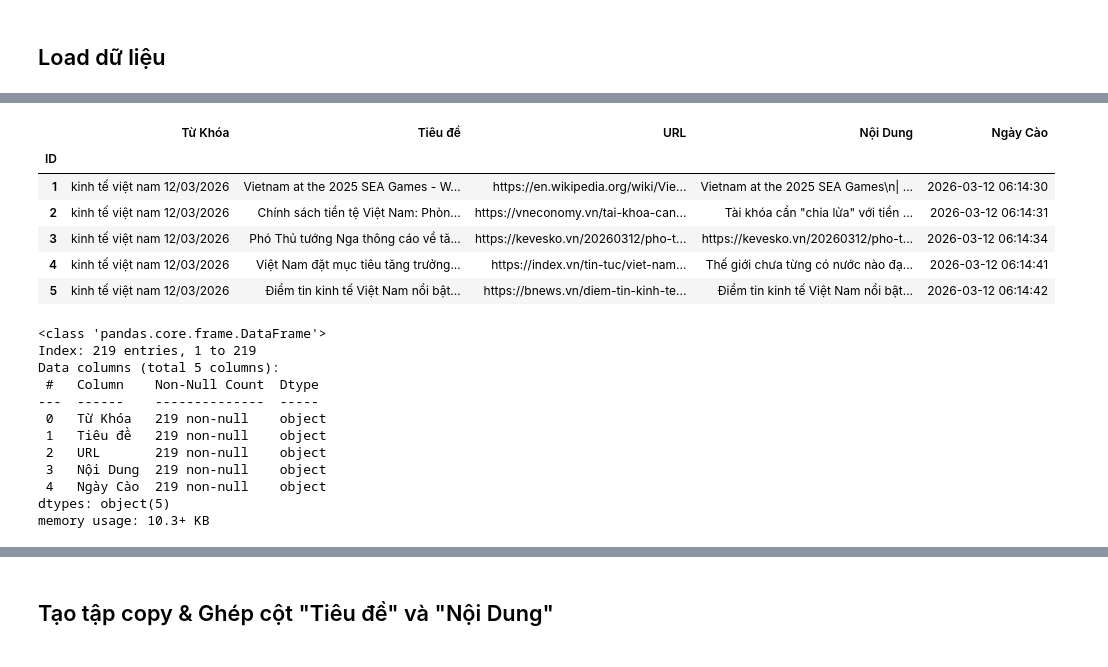
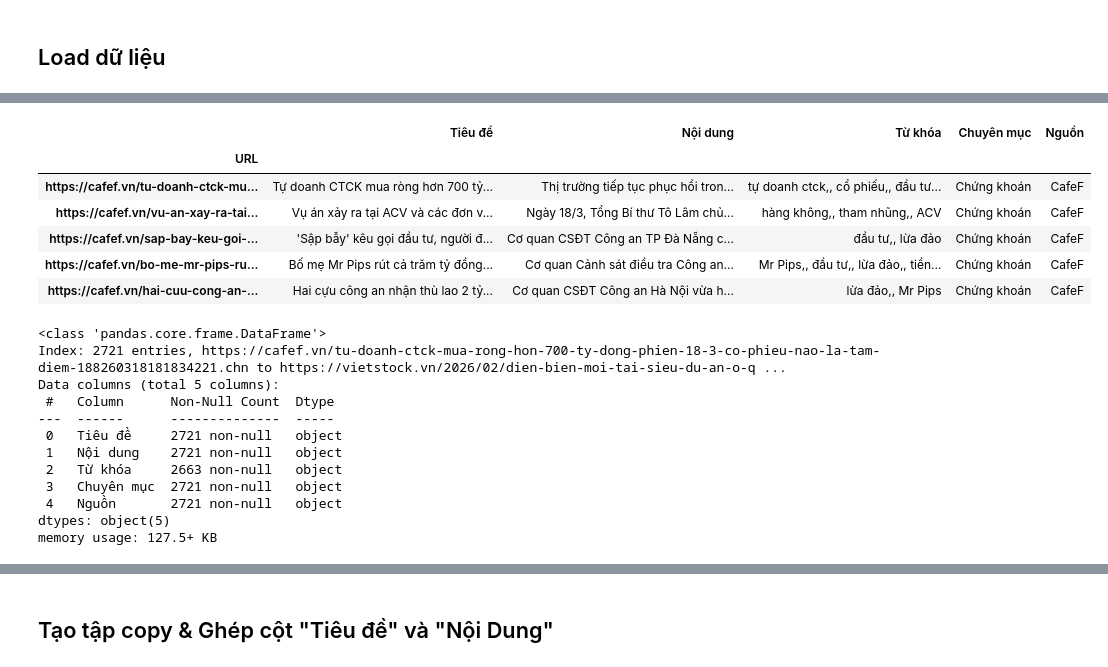
Before and after one commit to Thang2905/Economy_sentiment, a Jupyter notebook: economy.ipynb, the cells around one changed output, grey strips where cells are left out. Drawn from its saved outputs; the diff is of its cells as text; code cells hidden in the pictures.

```diff
--- a/economy.ipynb
+++ b/economy.ipynb
@@ -10,26 +16,26 @@ import matplotlib.pyplot as plt
 # %%
-economy = pd.read_csv("economy_exported.csv", index_col=0)
+economy = pd.read_csv("raw_data.csv", index_col=0)
 economy.head()
 # %% [output]
-|  | Từ Khóa | Tiêu đề | URL | Nội Dung | Ngày Cào |
-| ID |  |  |  |  |  |
-| 1 | kinh tế việt nam 12/03/2026 | Vietnam at the 2025 SEA Games - W... | https://en.wikipedia.org/wiki/Vie... | Vietnam at the 2025 SEA Games\n| ... | 2026-03-12 06:14:30 |
-| 2 | kinh tế việt nam 12/03/2026 | Chính sách tiền tệ Việt Nam: Phòn... | https://vneconomy.vn/tai-khoa-can... | Tài khóa cần "chia lửa" với tiền ... | 2026-03-12 06:14:31 |
-| 3 | kinh tế việt nam 12/03/2026 | Phó Thủ tướng Nga thông cáo về tă... | https://kevesko.vn/20260312/pho-t... | https://kevesko.vn/20260312/pho-t... | 2026-03-12 06:14:34 |
-| 4 | kinh tế việt nam 12/03/2026 | Việt Nam đặt mục tiêu tăng trưởng... | https://index.vn/tin-tuc/viet-nam... | Thế giới chưa từng có nước nào đạ... | 2026-03-12 06:14:41 |
-| 5 | kinh tế việt nam 12/03/2026 | Điểm tin kinh tế Việt Nam nổi bật... | https://bnews.vn/diem-tin-kinh-te... | Điểm tin kinh tế Việt Nam nổi bật... | 2026-03-12 06:14:42 |
+|  | Tiêu đề | Nội dung | Từ khóa | Chuyên mục | Nguồn |
+| URL |  |  |  |  |  |
+| https://cafef.vn/tu-doanh-ctck-mu... | Tự doanh CTCK mua ròng hơn 700 tỷ... | Thị trường tiếp tục phục hồi tron... | tự doanh ctck,, cổ phiếu,, đầu tư... | Chứng khoán | CafeF |
+| https://cafef.vn/vu-an-xay-ra-tai... | Vụ án xảy ra tại ACV và các đơn v... | Ngày 18/3, Tổng Bí thư Tô Lâm chủ... | hàng không,, tham nhũng,, ACV | Chứng khoán | CafeF |
+| https://cafef.vn/sap-bay-keu-goi-... | 'Sập bẫy' kêu gọi đầu tư, người đ... | Cơ quan CSĐT Công an TP Đà Nẵng c... | đầu tư,, lừa đảo | Chứng khoán | CafeF |
+| https://cafef.vn/bo-me-mr-pips-ru... | Bố mẹ Mr Pips rút cả trăm tỷ đồng... | Cơ quan Cảnh sát điều tra Công an... | Mr Pips,, đầu tư,, lừa đảo,, tiền... | Chứng khoán | CafeF |
+| https://cafef.vn/hai-cuu-cong-an-... | Hai cựu công an nhận thù lao 2 tỷ... | Cơ quan CSĐT Công an Hà Nội vừa h... | lừa đảo,, Mr Pips | Chứng khoán | CafeF |
 # %%
 economy.info()
 # %% [output]
 <class 'pandas.core.frame.DataFrame'>
-Index: 219 entries, 1 to 219
+Index: 2721 entries, https://cafef.vn/tu-doanh-ctck-mua-rong-hon-700-ty-dong-phien-18-3-co-phieu-nao-la-tam-diem-188260318181834221.chn to https://vietstock.vn/2026/02/dien-bien-moi-tai-sieu-du-an-o-q ...
 Data columns (total 5 columns):
- #   Column    Non-Null Count  Dtype
----  ------    --------------  -----
- 0   Từ Khóa   219 non-null    object
- 1   Tiêu đề   219 non-null    object
- 2   URL       219 non-null    object
- 3   Nội Dung  219 non-null    object
- 4   Ngày Cào  219 non-null    object
+ #   Column      Non-Null Count  Dtype
+---  ------      --------------  -----
+ 0   Tiêu đề     2721 non-null   object
+ 1   Nội dung    2721 non-null   object
+ 2   Từ khóa     2663 non-null   object
+ 3   Chuyên mục  2721 non-null   object
+ 4   Nguồn       2721 non-null   object
 dtypes: object(5)
-memory usage: 10.3+ KB
+memory usage: 127.5+ KB
```
Also changed, not shown: parts of 55 cells of this notebook, 1 other file.
